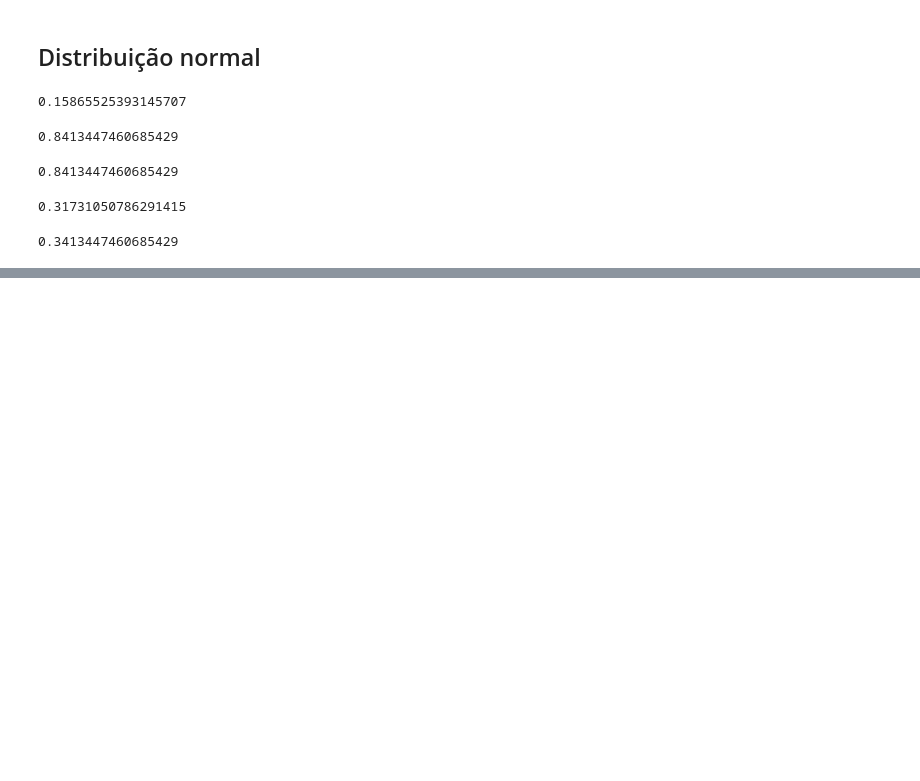
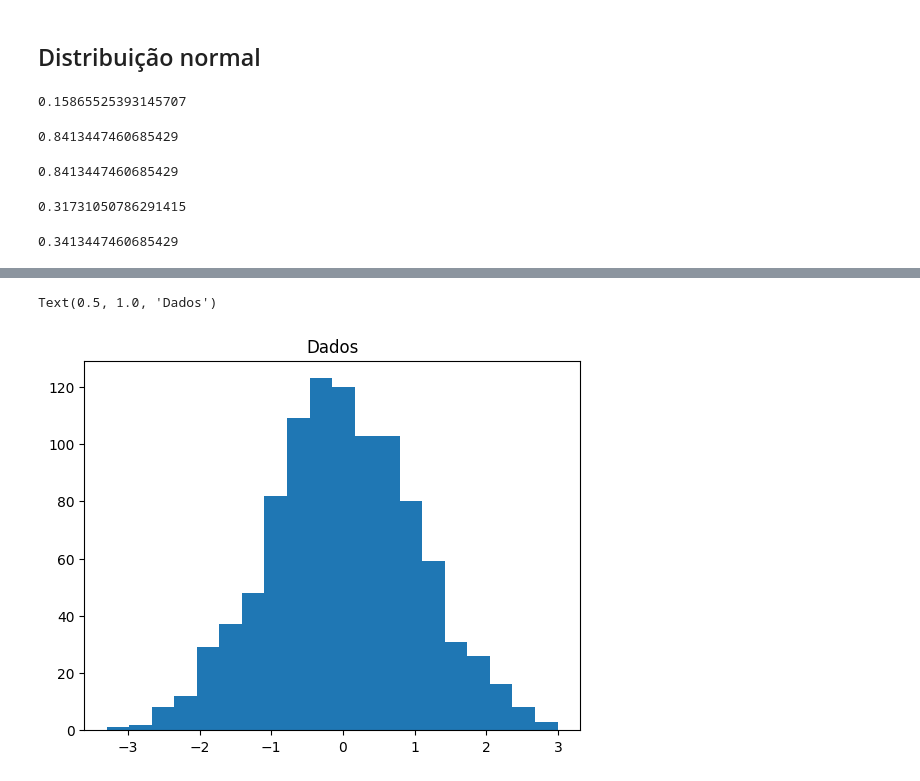
Before and after one commit to RexynyN/data-science, a Jupyter notebook: Course/16.Stats1.ipynb, the cells around one changed output, grey strips where cells are left out. Cells and saved outputs as stored; diff of their text form; code cells hidden in the pictures; blank space fills up the shorter version.

```diff
--- a/Course/16.Stats1.ipynb
+++ b/Course/16.Stats1.ipynb
@@ -231,0 +234,8 @@ norm.cdf(10, 8, 2) - norm.cdf(8, 8, 2)
+# %%
+from scipy import stats
+from scipy.stats import norm, skewnorm
+import matplotlib.pyplot as plt
+
+# Criação de dados com distribuição normal
+dados = norm.rvs(size=1000)
+dados
@@ -231,0 +260,7 @@ norm.cdf(10, 8, 2) - norm.cdf(8, 8, 2)
+# %%
+# Histograma
+plt.hist(dados, bins=20)
+plt.title("Dados")
+# %% [output]
+Text(0.5, 1.0, 'Dados')
+[figure, added]
```
Also changed, not shown: parts of 8 cells of this notebook, 10 other files.
